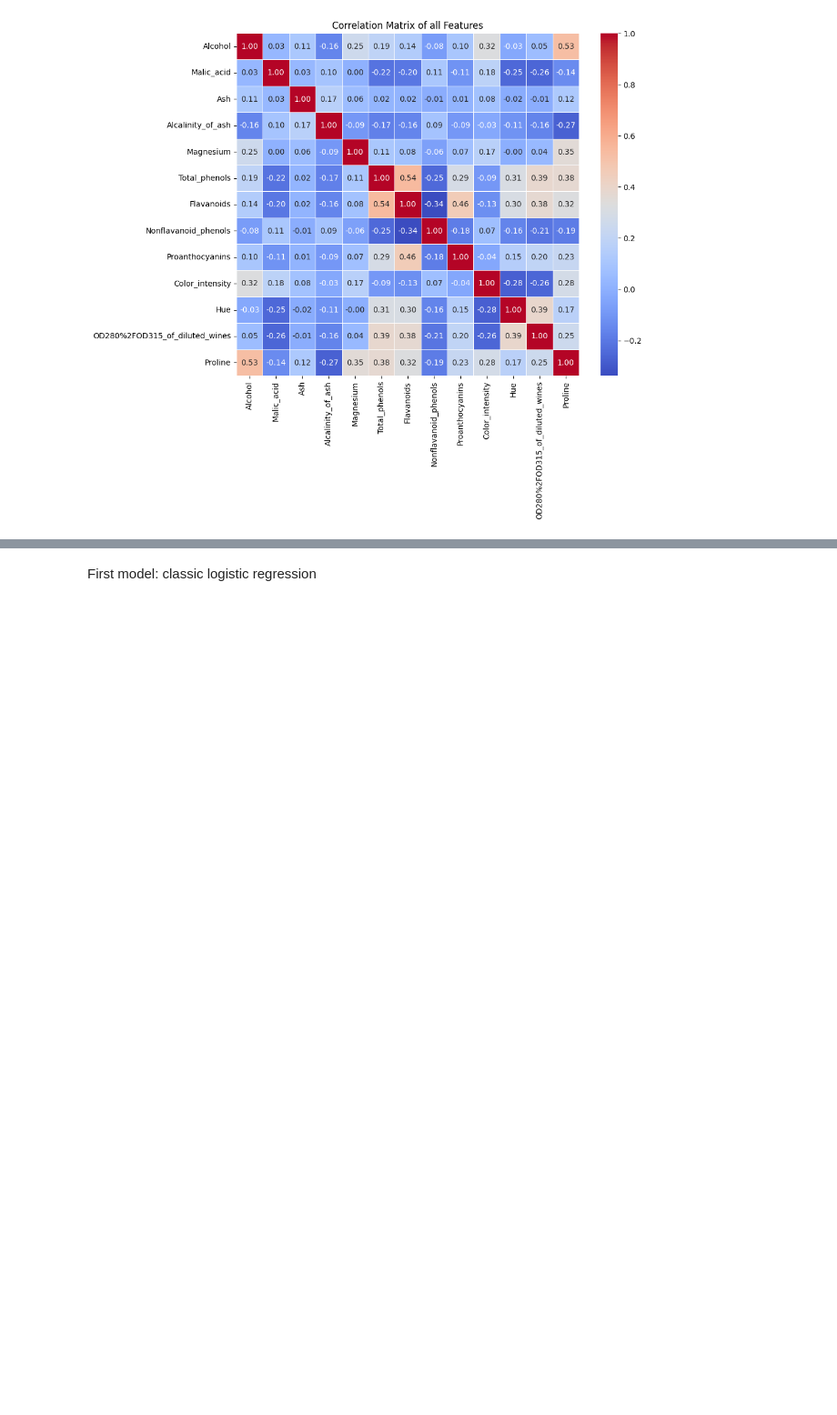
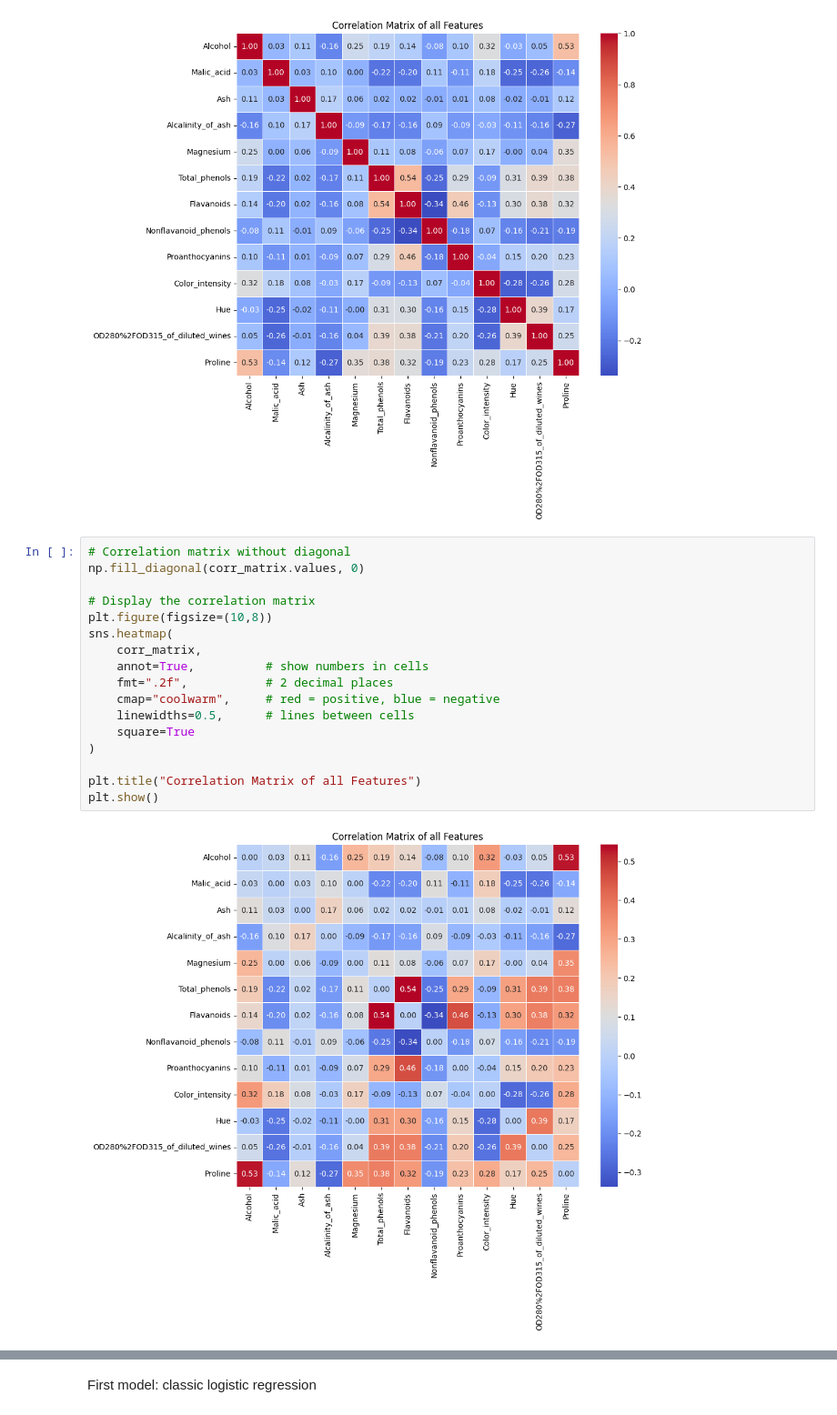
Before and after one commit to arthurl7389/WineAnalyzeML, a Jupyter notebook: model.ipynb, the cells around one changed output, grey strips where cells are left out. Shown at 91% size. Drawn from its saved outputs; the diff is of its cells as text; blank space fills up the shorter version.

```diff
--- a/model.ipynb
+++ b/model.ipynb
@@ -157,3 +185,22 @@ plt.title("Correlation Matrix of all Features")
 plt.show()
 # %% [output]
 [figure]
+# %%
+# Correlation matrix without diagonal
+np.fill_diagonal(corr_matrix.values, 0)
+
+# Display the correlation matrix
+plt.figure(figsize=(10,8))
+sns.heatmap(
+    corr_matrix,
+    annot=True,          # show numbers in cells
+    fmt=".2f",           # 2 decimal places
+    cmap="coolwarm",     # red = positive, blue = negative
+    linewidths=0.5,      # lines between cells
+    square=True
+)
+
+plt.title("Correlation Matrix of all Features")
+plt.show()
+# %% [output]
+[figure, added]
```
Also changed, not shown: parts of 12 cells of this notebook.
